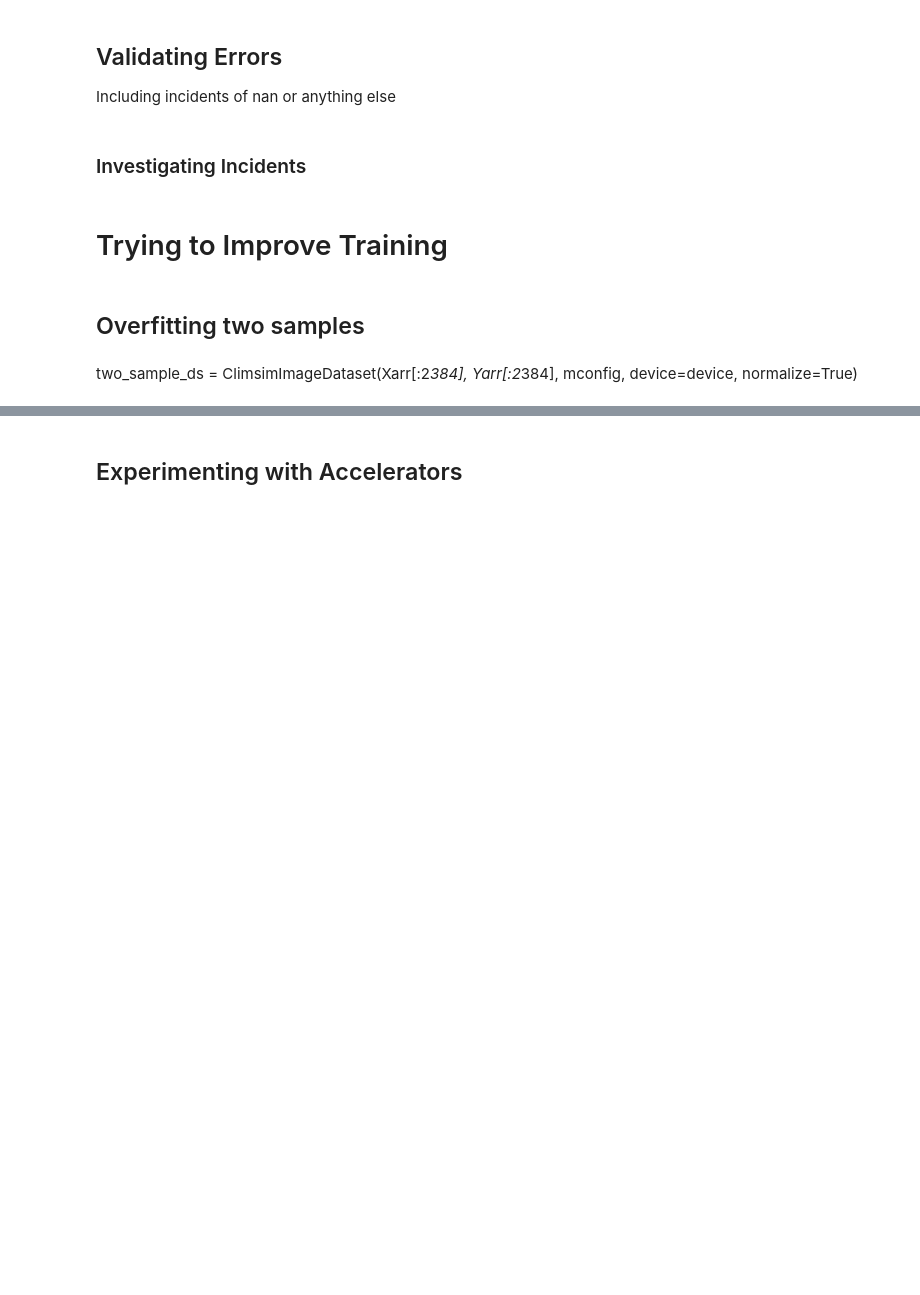
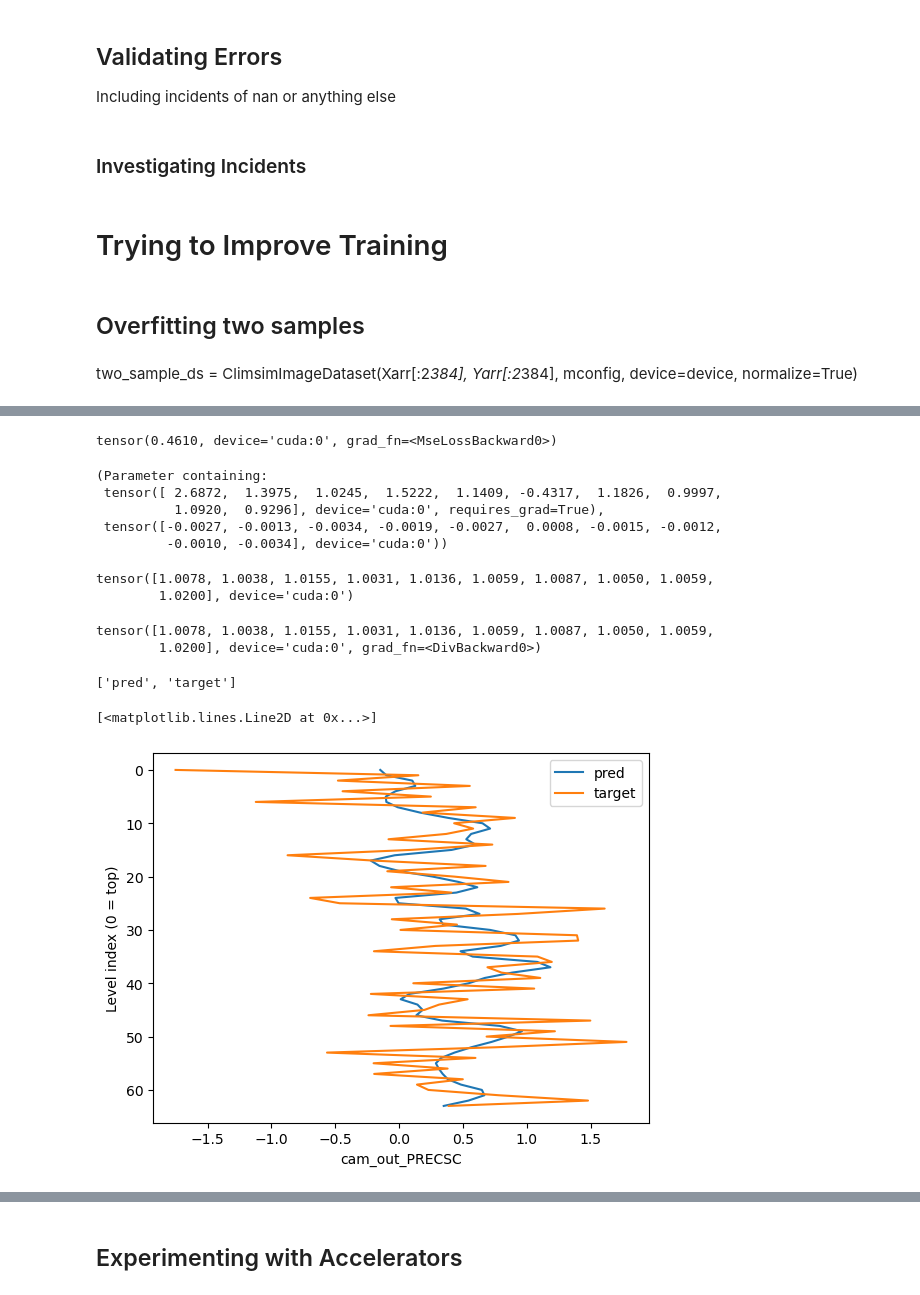
Before and after one commit to SammyAgrawal/diffusion-climsim, a Jupyter notebook: Notebooks/DebuggingRuns.ipynb, the cells around one changed output, grey strips where cells are left out. Saved outputs shown, nothing was run; the diff lists cells and outputs as text; code cells hidden in the pictures; blank space fills up the shorter version.

```diff
--- a/Notebooks/DebuggingRuns.ipynb
+++ b/Notebooks/DebuggingRuns.ipynb
@@ -1056,0 +1154,2 @@ lr_scheduler = load_lr_scheduler(tconfig, )
+# %%
+target, target_name = vt, 'vt'
@@ -1056,0 +1437,66 @@ lr_scheduler = load_lr_scheduler(tconfig, )
+# %%
+pred = model(xt, timesteps)
+pred = model(xt, timesteps).sample
+# %%
+loss = loss_fn(pred, target)
+loss.backward()
+loss
+# %% [output]
+tensor(0.4610, device='cuda:0', grad_fn=<MseLossBackward0>)
+# %%
+model.get_param(-1), model.get_param(-1).grad
+# %% [output]
+(Parameter containing:
+ tensor([ 2.6872,  1.3975,  1.0245,  1.5222,  1.1409, -0.4317,  1.1826,  0.9997,
+          1.0920,  0.9296], device='cuda:0', requires_grad=True),
+ tensor([-0.0027, -0.0013, -0.0034, -0.0019, -0.0027,  0.0008, -0.0015, -0.0012,
+         -0.0010, -0.0034], device='cuda:0'))
+# %%
+eps = 1e-8
+num = (pred * target).sum(dim=(0,2))          # shape [C]
+den = (pred * pred).sum(dim=(0,2)) + eps     # shape [C]
+g_init = (num / den).detach()                # shape [C]
+g_init
+# %% [output]
+tensor([1.0078, 1.0038, 1.0155, 1.0031, 1.0136, 1.0059, 1.0087, 1.0050, 1.0059,
+        1.0200], device='cuda:0')
+# %%
+num / den
+# %% [output]
+tensor([1.0078, 1.0038, 1.0155, 1.0031, 1.0136, 1.0059, 1.0087, 1.0050, 1.0059,
+        1.0200], device='cuda:0', grad_fn=<DivBackward0>)
+# %%
+def plot_profile(data, var_index=None, ax=None, title='', ds=None, **kwargs):
+    if torch.is_tensor(data):
+        data = data.detach().cpu().numpy()
+    assert data.ndim < 4, "no more than 3d"
+    if data.ndim == 3:
+        assert var_index is not None, "need to specify variable"
+        data = data[:, var_index, :]
+    elif(data.ndim == 2 and 5 <= data.shape[0] <= 16):
+        data = data[var_index]
+    levels = np.arange(data.shape[-1])
+    if ax is None:
+        fig, ax = plt.subplots()
+    if data.ndim == 1:
+        print(data.shape)
+        im = ax.plot(data, levels, **kwargs)
+    else:
+        if 'labels' in kwargs and len(kwargs['labels']) == len(data):
+            labels = kwargs['labels']
+            print(labels)
+        for i, profile in enumerate(data):
+            im = ax.plot(profile, levels, label=labels[i])
+    plt.legend()
+    ax.invert_yaxis()
+    ax.set_ylabel("Level index (0 = top)")
+    ax.set_title(title)
+    if var_index is not None:
+        ax.set_xlabel(ds.target_vars[var_index])
+    return(im)
+# %%
+plot_profile(torch.cat([pred[0:1], target[0:1]], dim=0), var_index=4, ds=ds, labels='pred target'.split())
+# %% [output]
+['pred', 'target']
+[<matplotlib.lines.Line2D at 0x...>]
+[figure, added]
```
Also changed, not shown: parts of 115 cells of this notebook, 16 other files.
